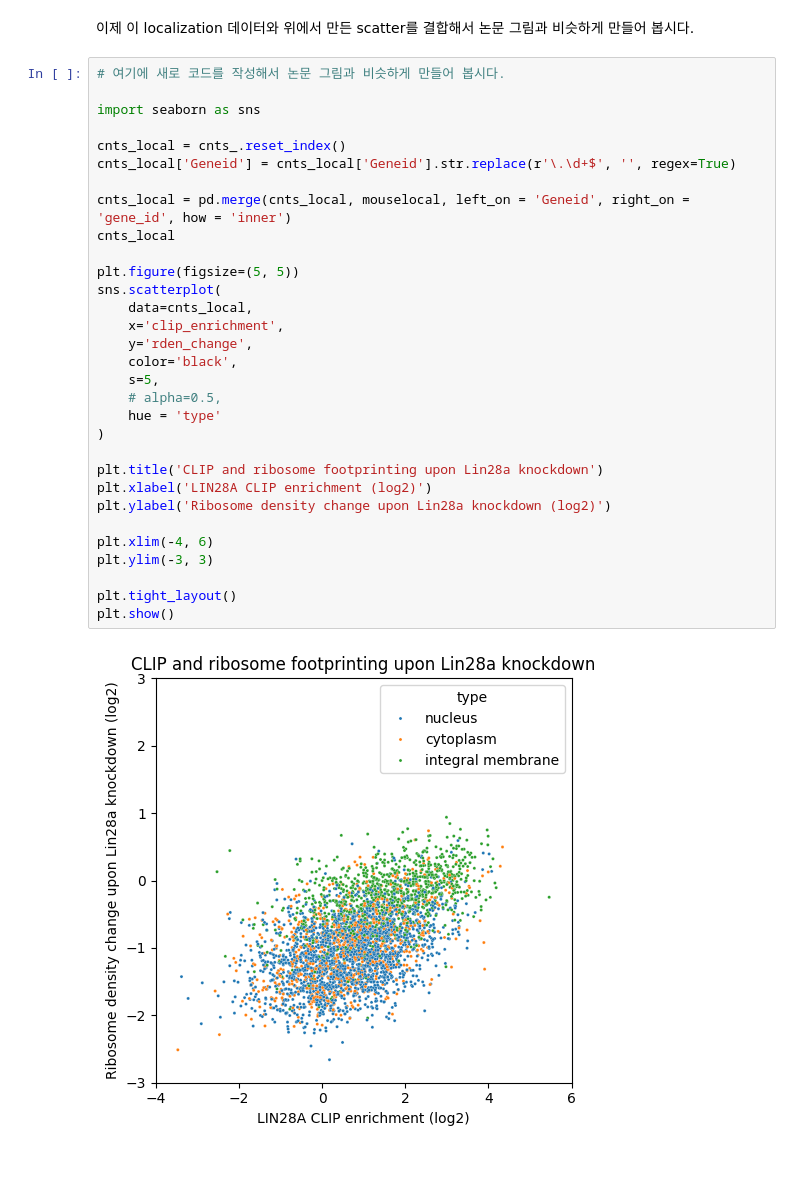
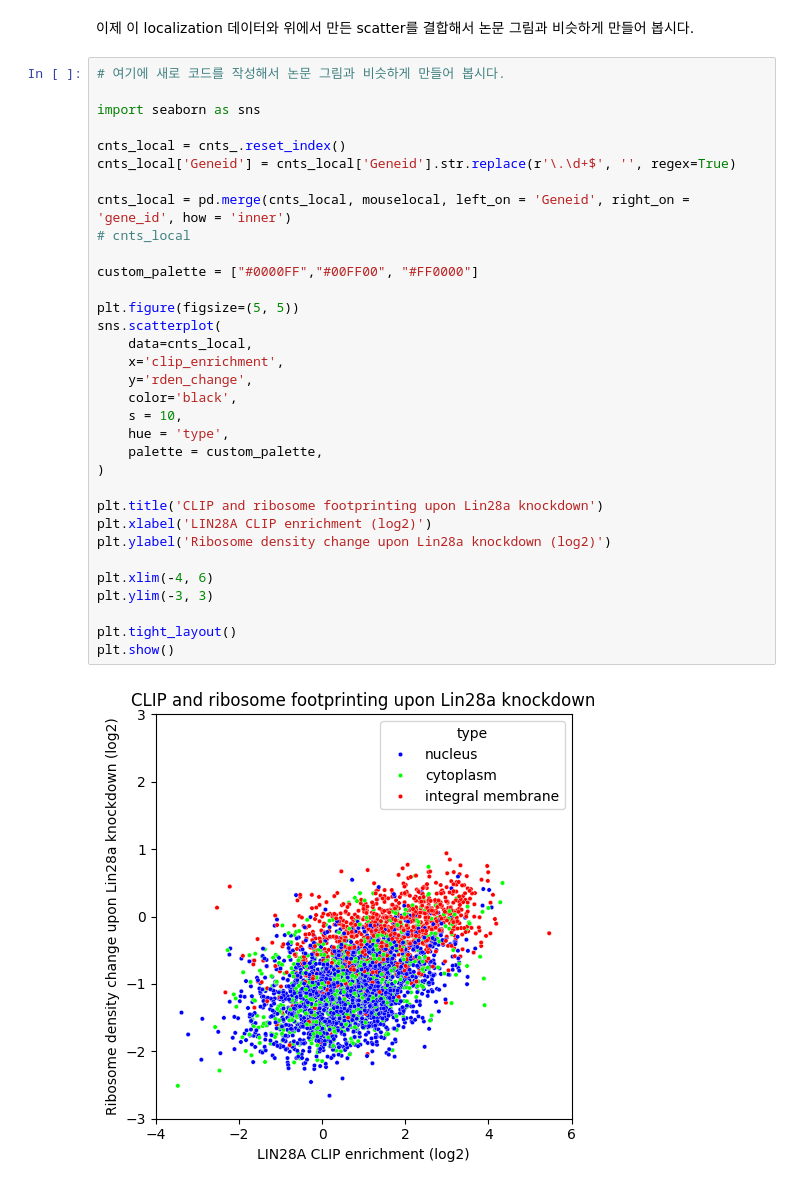
Before and after one commit to JeonSHyun/25-1-SNU-Bioinfo1, a Jupyter notebook: CoLab_TermProj_2025_1.ipynb, the cells around one changed output. Saved outputs shown, nothing was run; the diff lists cells and outputs as text.

```diff
--- a/CoLab_TermProj_2025_1.ipynb
+++ b/CoLab_TermProj_2025_1.ipynb
@@ -359,33 +359,35 @@ mouselocal.head()
 # %%
 # 여기에 새로 코드를 작성해서 논문 그림과 비슷하게 만들어 봅시다.
 
 import seaborn as sns
 
 cnts_local = cnts_.reset_index()
 cnts_local['Geneid'] = cnts_local['Geneid'].str.replace(r'\.\d+$', '', regex=True)
 
 cnts_local = pd.merge(cnts_local, mouselocal, left_on = 'Geneid', right_on = 'gene_id', how = 'inner')
-cnts_local
+# cnts_local
+
+custom_palette = ["#0000FF","#00FF00", "#FF0000"]
 
 plt.figure(figsize=(5, 5))
 sns.scatterplot(
     data=cnts_local,
     x='clip_enrichment',
     y='rden_change',
     color='black',
-    s=5,
-    # alpha=0.5,
-    hue = 'type'
+    s = 10,
+    hue = 'type',
+    palette = custom_palette,
 )
 
 plt.title('CLIP and ribosome footprinting upon Lin28a knockdown')
 plt.xlabel('LIN28A CLIP enrichment (log2)')
 plt.ylabel('Ribosome density change upon Lin28a knockdown (log2)')
 
 plt.xlim(-4, 6)
 plt.ylim(-3, 3)
 
 plt.tight_layout()
 plt.show()
 # %% [output]
-[figure, old version]
+[figure, new version]
```
Also changed, not shown: parts of 1 cell of this notebook.
